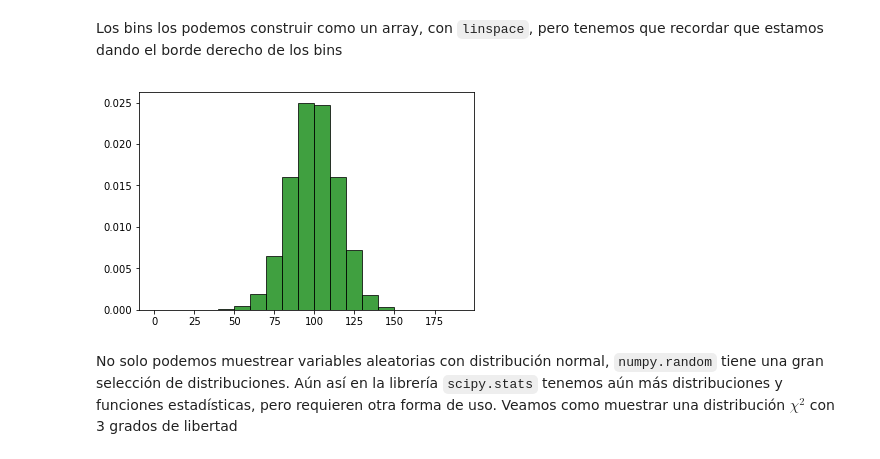
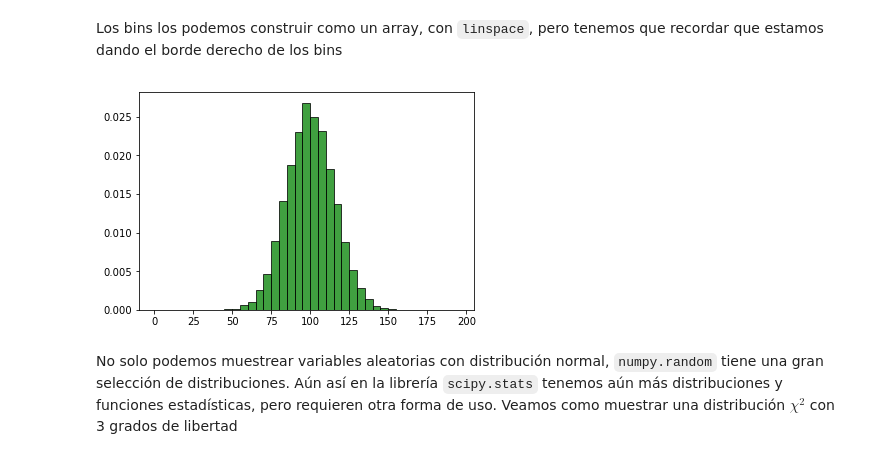
Before and after one commit to fifabsas/talleresfifabsas, a Jupyter notebook: python/Incertezas/numerico.ipynb, the cells around one changed output. Saved outputs shown, nothing was run; the diff lists cells and outputs as text; code cells hidden in the pictures.

Commit message:
Se hizo cambio en graficador de histogramas

```diff
--- a/python/Incertezas/numerico.ipynb
+++ b/python/Incertezas/numerico.ipynb
@@ -332,11 +335,11 @@ n, bins, patches = plt.hist(x, bins=10, normed=1, facecolor='red', alpha=0.75)
 # %% [markdown]
 Los bins los podemos construir como un array, con `linspace`, pero tenemos que recordar que estamos dando el borde derecho de los bins
 # %%
-bins = np.arange(0, 200, 10)
+bins = np.arange(0, 200, 5)
 plt.hist(x, bins = bins, normed=1, facecolor='green',
                             edgecolor='black', alpha=0.75);
 # %% [output]
-[figure, old version]
+[figure, new version]
 # %% [markdown]
 No solo podemos muestrear variables aleatorias con distribución normal, `numpy.random` tiene una gran selección de distribuciones. Aún así en la librería `scipy.stats` tenemos aún más distribuciones y funciones estadísticas, pero requieren otra forma de uso. Veamos como muestrar una distribución $\chi^2$ con 3 grados de libertad
 # %%
```
Also changed, not shown: parts of 15 cells of this notebook.
